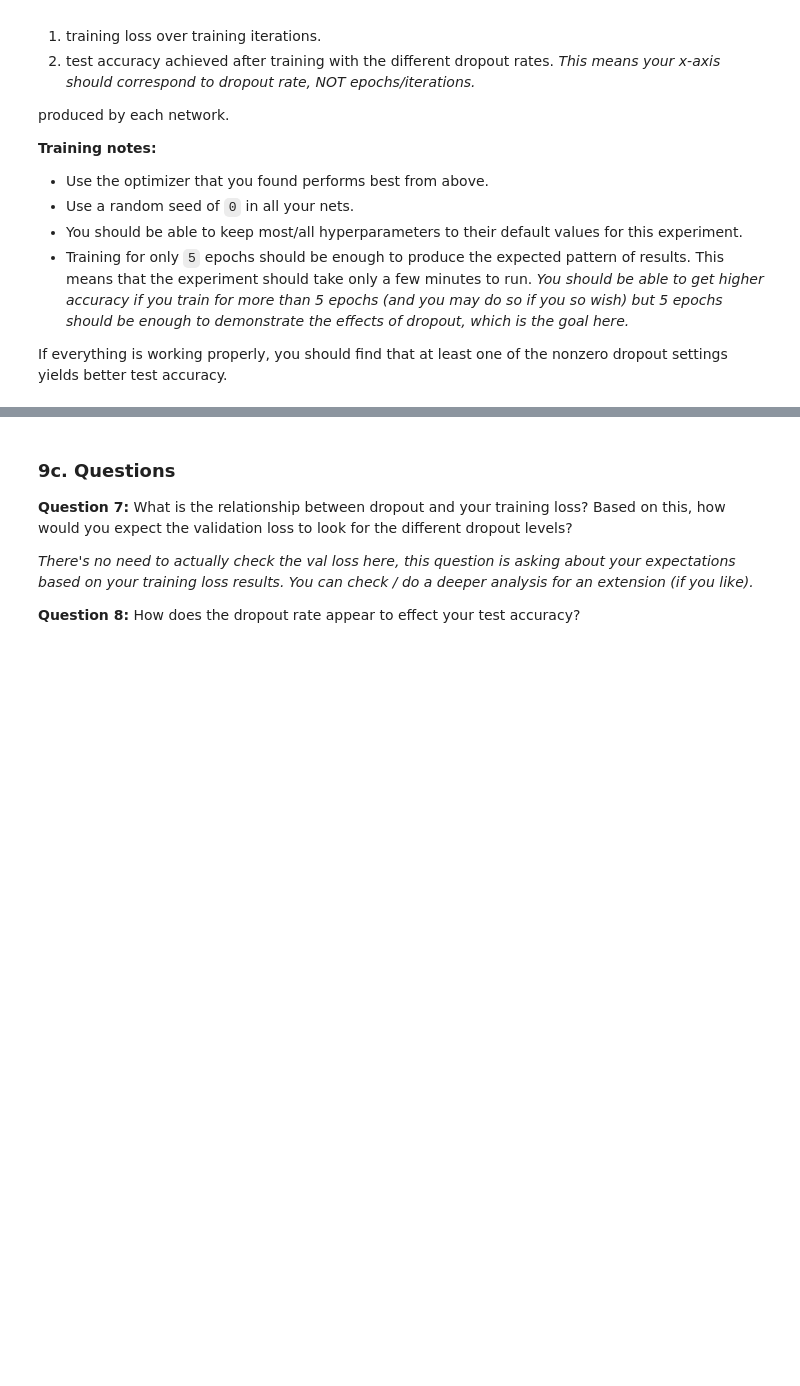
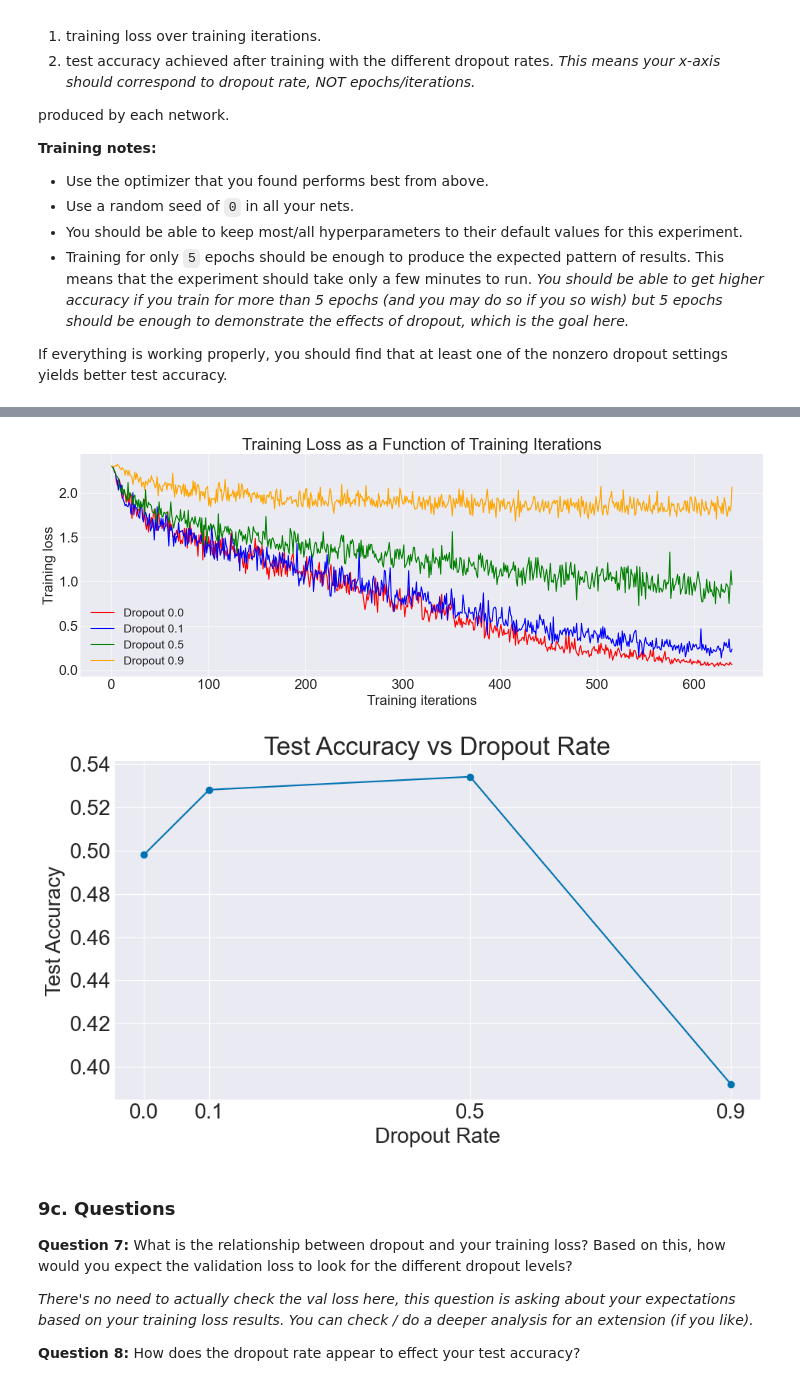
Before and after one commit to sampolz/Neural-Networks, a Jupyter notebook: Project 3/convnet4v2.ipynb, the cells around one changed output, grey strips where cells are left out. Cells and saved outputs as stored; diff of their text form; code cells hidden in the pictures; blank space fills up the shorter version.

```diff
--- a/Project 3/convnet4v2.ipynb
+++ b/Project 3/convnet4v2.ipynb
@@ -235,3 +287,30 @@ print ('dev labels shape: ', y_dev.shape)
+# %%
+# YOUR CODE HERE
+plt.figure(figsize=(15, 6))
+plt.plot(loss_hist[0], label='Dropout 0.0', color='red')
+plt.plot(loss_hist[1], label='Dropout 0.1', color='blue')
+plt.plot(loss_hist[2], label='Dropout 0.5', color='green')
+plt.plot(loss_hist[3], label='Dropout 0.9', color='orange')
+plt.xlabel('Training iterations')
+plt.ylabel('Training loss')
+plt.title('Training Loss as a Function of Training Iterations')
+plt.legend(fontsize = 'small', loc = 'lower left')
+plt.tight_layout()
+plt.show()
+
+
+plt.figure(figsize=(10, 6))
+plt.plot(dropout_rate, test_acc, marker='o')
+plt.xlabel('Dropout Rate')
+plt.ylabel('Test Accuracy')
+plt.title('Test Accuracy vs Dropout Rate')
+plt.xticks(dropout_rate)
+plt.grid(True)
+plt.tight_layout()
+plt.show()
+# %% [output]
+[figure, added]
+[figure, added]
 # %% [markdown]
 ### 9c. Questions
 
```
Also changed, not shown: parts of 14 cells of this notebook, 2 other files.
